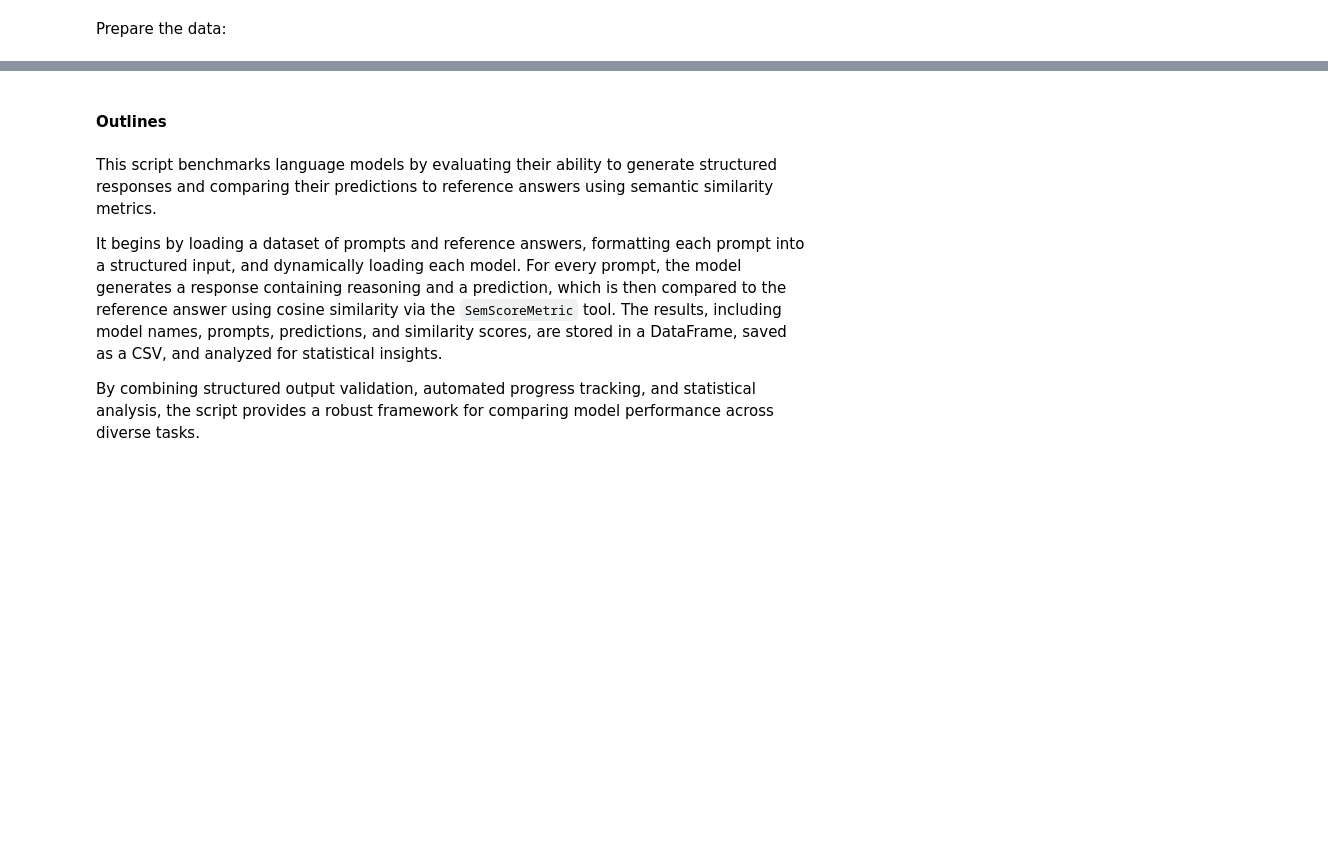
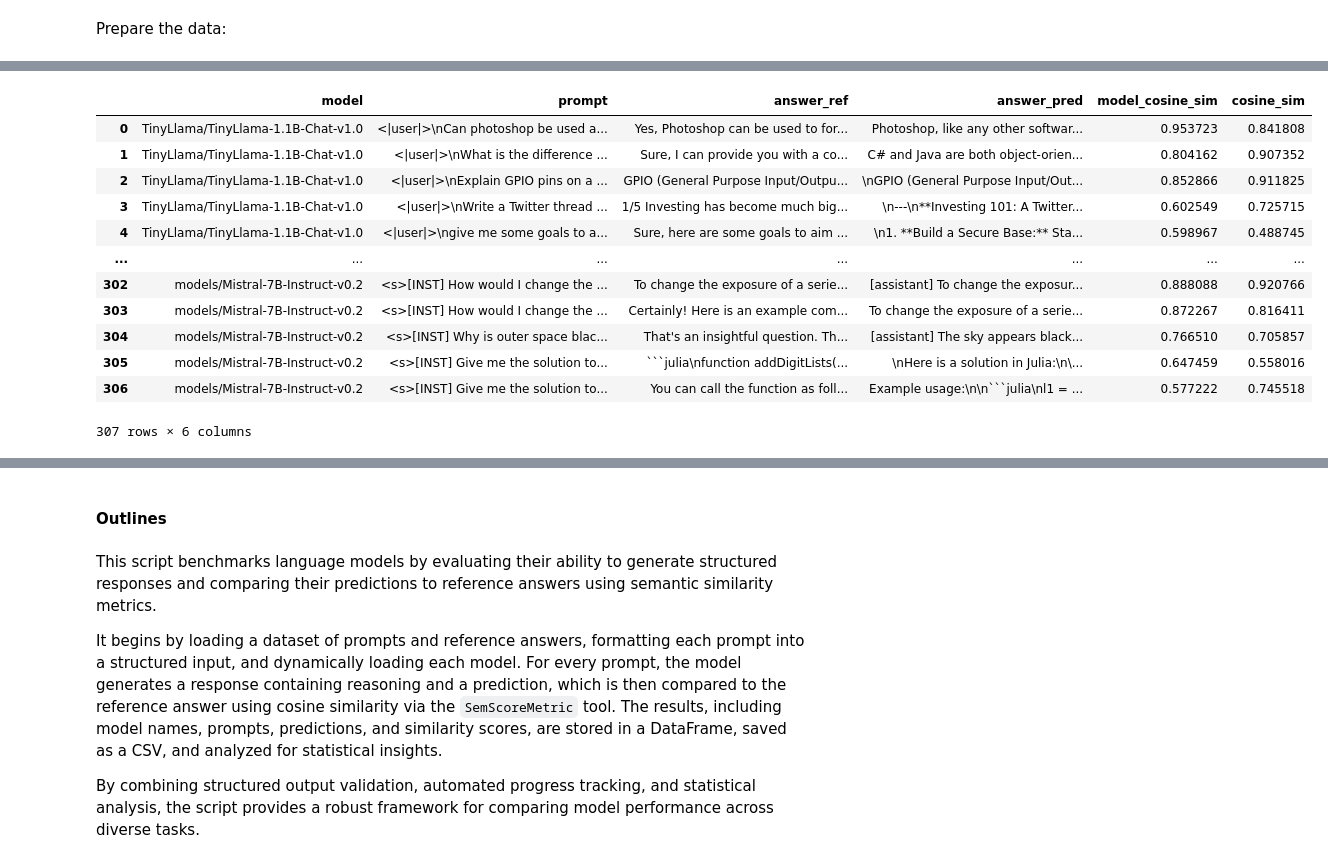
Before and after one commit to Austin-Routt/semscore-dspy, a Jupyter notebook: example.ipynb, the cells around one changed output, grey strips where cells are left out. Cells and saved outputs as stored; diff of their text form; code cells hidden in the pictures; blank space fills up the shorter version.

Commit message:
Improved examples

````diff
--- a/example.ipynb
+++ b/example.ipynb
@@ -200,0 +182,43 @@ Compare the unoptimized & optimized programs
+# %%
+# Import necessary libraries
+import torch
+from transformers import BitsAndBytesConfig, AutoTokenizer
+import guidance  # Import the guidance library
+
+
+# Define quantization configuration - same as original code
+quantization_config = BitsAndBytesConfig(
+    load_in_4bit=True,
+    bnb_4bit_use_double_quant=True,
+    bnb_4bit_compute_dtype=torch.float16
+)
+
+# Define model path - same as original
+model_path = r'C:\Users\polym\.cache\huggingface\hub\models--tiiuae--Falcon3-7B-Instruct\snapshots\28519b87831eaf6dbe6962f889b82b5a25b5d940'
+
+# Create tokenizer first with desired configuration
+tokenizer = AutoTokenizer.from_pretrained(model_path, use_fast=True)
+
+# Initialize the model using guidance.models.Transformers
+model = guidance.models.Transformers(
+    model=model_path,  # Specify model path
+    tokenizer=tokenizer,  # Pass our pre-configured tokenizer
+    # Model configuration
+    quantization_config=quantization_config,  # Pass quantization config
+    torch_dtype=torch.float16,  # Set dtype
+
+    device_map="cuda"  # Set device mapping
+)
+
+# Define the prompt - same content but formatted for guidance
+prompt = """You are a sentiment-labelling assistant.
+Is the following review positive or negative?
+Review: This restaurant is just awesome!
+Label: """
+
+# Create the guidance program and execute it
+# guidance.select is equivalent to outlines' choice generator
+result = model + prompt + guidance.select(["Positive", "Negative"], name="sentiment")
+
+# Print the result - access the selected value through the name we gave it
+print(f"Sentiment: {result['sentiment']}")
@@ -200,0 +362,16 @@ Compare the unoptimized & optimized programs
+# %%
+results_df
+# %% [output]
+|  | model | prompt | answer_ref | answer_pred | model_cosine_sim | cosine_sim |
+| 0 | TinyLlama/TinyLlama-1.1B-Chat-v1.0 | <|user|>\nCan photoshop be used a... | Yes, Photoshop can be used to for... | Photoshop, like any other softwar... | 0.953723 | 0.841808 |
+| 1 | TinyLlama/TinyLlama-1.1B-Chat-v1.0 | <|user|>\nWhat is the difference ... | Sure, I can provide you with a co... | C# and Java are both object-orien... | 0.804162 | 0.907352 |
+| 2 | TinyLlama/TinyLlama-1.1B-Chat-v1.0 | <|user|>\nExplain GPIO pins on a ... | GPIO (General Purpose Input/Outpu... | \nGPIO (General Purpose Input/Out... | 0.852866 | 0.911825 |
+| 3 | TinyLlama/TinyLlama-1.1B-Chat-v1.0 | <|user|>\nWrite a Twitter thread ... | 1/5 Investing has become much big... | \n---\n**Investing 101: A Twitter... | 0.602549 | 0.725715 |
+| 4 | TinyLlama/TinyLlama-1.1B-Chat-v1.0 | <|user|>\ngive me some goals to a... | Sure, here are some goals to aim ... | \n1. **Build a Secure Base:** Sta... | 0.598967 | 0.488745 |
+| ... | ... | ... | ... | ... | ... | ... |
+| 302 | models/Mistral-7B-Instruct-v0.2 | <s>[INST] How would I change the ... | To change the exposure of a serie... | [assistant] To change the exposur... | 0.888088 | 0.920766 |
+| 303 | models/Mistral-7B-Instruct-v0.2 | <s>[INST] How would I change the ... | Certainly! Here is an example com... | To change the exposure of a serie... | 0.872267 | 0.816411 |
+| 304 | models/Mistral-7B-Instruct-v0.2 | <s>[INST] Why is outer space blac... | That's an insightful question. Th... | [assistant] The sky appears black... | 0.766510 | 0.705857 |
+| 305 | models/Mistral-7B-Instruct-v0.2 | <s>[INST] Give me the solution to... | ```julia\nfunction addDigitLists(... | \nHere is a solution in Julia:\n\... | 0.647459 | 0.558016 |
+| 306 | models/Mistral-7B-Instruct-v0.2 | <s>[INST] Give me the solution to... | You can call the function as foll... | Example usage:\n\n```julia\nl1 = ... | 0.577222 | 0.745518 |
+307 rows × 6 columns
````
Also changed, not shown: parts of 31 cells of this notebook, 9 other files.
